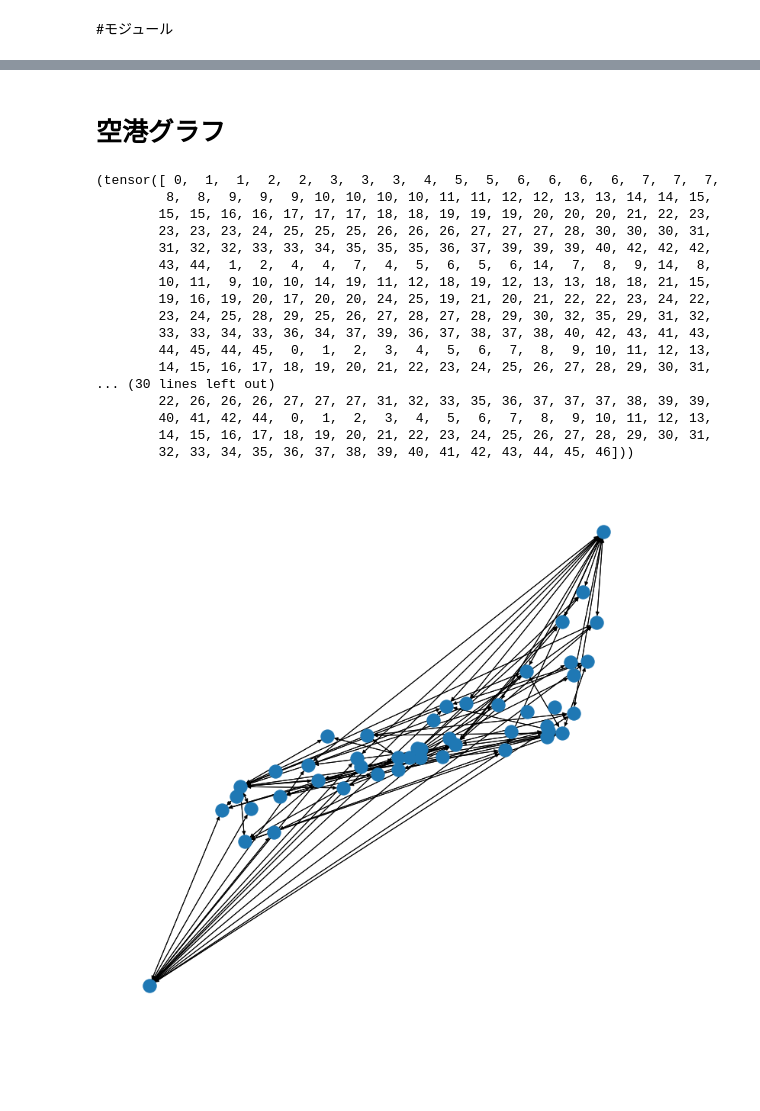
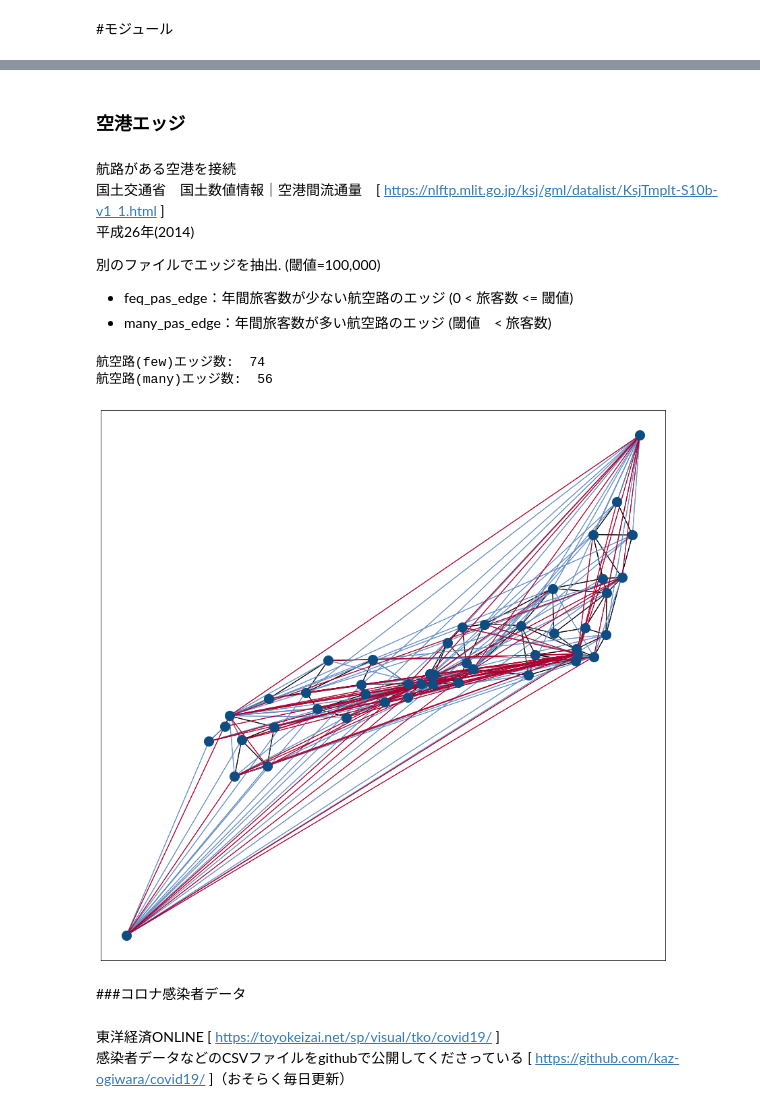
Before and after one commit to sirakik/japan_graph, a Jupyter notebook: japan_graph.ipynb, the cells around one changed output, grey strips where cells are left out. Saved outputs shown, nothing was run; the diff lists cells and outputs as text; code cells hidden in the pictures; blank space fills up the shorter version.

```diff
--- a/japan_graph.ipynb
+++ b/japan_graph.ipynb
@@ -74,8 +83,22 @@ https://nlftp.mlit.go.jp/ksj/index.html
 # %% [markdown]
-# 空港グラフ
+### 空港エッジ
+# %% [markdown]
+航路がある空港を接続
+国土交通省　国土数値情報｜空港間流通量　[ https://nlftp.mlit.go.jp/ksj/gml/datalist/KsjTmplt-S10b-v1_1.html ]
+平成26年(2014)
+
+別のファイルでエッジを抽出.  (閾値=100,000)
+- feq_pas_edge：年間旅客数が少ない航空路のエッジ (0 < 旅客数 <= 閾値)
+- many_pas_edge：年間旅客数が多い航空路のエッジ (閾値　< 旅客数)
 # %%
-# 0<旅客数<=100000 　を　few_pas_graph
-few_pas_graph = [(0, 1), (0, 2), (0, 4), (0, 6), (0, 7), (0, 14), (0, 15), (0, 16), (0, 19), (0, 21), (0, 32), (0, 33), (0, 46), (1, 22), (1, 26), (2, 22), (2, 26), (2, 39), (3, 11), (3, 16), (3, 33), (3, 46), (4, 22), (4, 26), (5, 26), (6, 26), (7, 27), (7, 30), (7, 46), (11, 14), (11, 16), (11, 30), (11, 33), (11, 36), (11, 37), (11, 43), (11, 45), (12, 22), (12, 29), (14, 22), (14, 39), (14, 46), (16, 39), (16, 46), (19, 39), (21, 39), (21, 45), (21, 46), (22, 37), (22, 38), (22, 41), (22, 43), (22, 44), (26, 27), (26, 31), (26, 43), (27, 30), (27, 41), (27, 45), (31, 39), (32, 46), (33, 46), (35, 39), (36, 46), (37, 39), (37, 45), (37, 46), (38, 39), (39, 42), (39, 45), (40, 41), (41, 46), (42, 46), (44, 46)]
-# 100000 <旅客数 を many_pas_graph
-many_pas_graph = [(0, 3), (0, 11), (0, 12), (0, 22), (0, 26), (0, 27), (0, 39), (1, 12), (3, 22), (3, 26), (3, 39), (4, 12), (5, 12), (11, 22), (11, 26), (11, 39), (11, 46), (12, 15), (12, 16), (12, 26), (12, 27), (12, 30), (12, 31), (12, 32), (12, 33), (12, 34), (12, 35), (12, 36), (12, 37), (12, 38), (12, 39), (12, 40), (12, 41), (12, 42), (12, 43), (12, 44), (12, 45), (12, 46), (14, 26), (22, 39), (22, 42), (22, 45), (22, 46), (26, 37), (26, 38), (26, 39), (26, 41), (26, 42), (26, 44), (26, 45), (26, 46), (27, 46), (39, 40), (39, 44), (39, 46), (45, 46)]
+# few_pas_graph
+few_pas_edge = [(0, 1), (0, 2), (0, 4), (0, 6), (0, 7), (0, 14), (0, 15), (0, 16), (0, 19), (0, 21), (0, 32), (0, 33), (0, 46), (1, 22), (1, 26), (2, 22), (2, 26), (2, 39), (3, 11), (3, 16), (3, 33), (3, 46), (4, 22), (4, 26), (5, 26), (6, 26), (7, 27), (7, 30), (7, 46), (11, 14), (11, 16), (11, 30), (11, 33), (11, 36), (11, 37), (11, 43), (11, 45), (12, 22), (12, 29), (14, 22), (14, 39), (14, 46), (16, 39), (16, 46), (19, 39), (21, 39), (21, 45), (21, 46), (22, 37), (22, 38), (22, 41), (22, 43), (22, 44), (26, 27), (26, 31), (26, 43), (27, 30), (27, 41), (27, 45), (31, 39), (32, 46), (33, 46), (35, 39), (36, 46), (37, 39), (37, 45), (37, 46), (38, 39), (39, 42), (39, 45), (40, 41), (41, 46), (42, 46), (44, 46)]
+print('航空路(few)エッジ数: ', len(few_pas_edge))
+
+# many_pas_edge
+many_pas_edge = [(0, 3), (0, 11), (0, 12), (0, 22), (0, 26), (0, 27), (0, 39), (1, 12), (3, 22), (3, 26), (3, 39), (4, 12), (5, 12), (11, 22), (11, 26), (11, 39), (11, 46), (12, 15), (12, 16), (12, 26), (12, 27), (12, 30), (12, 31), (12, 32), (12, 33), (12, 34), (12, 35), (12, 36), (12, 37), (12, 38), (12, 39), (12, 40), (12, 41), (12, 42), (12, 43), (12, 44), (12, 45), (12, 46), (14, 26), (22, 39), (22, 42), (22, 45), (22, 46), (26, 37), (26, 38), (26, 39), (26, 41), (26, 42), (26, 44), (26, 45), (26, 46), (27, 46), (39, 40), (39, 44), (39, 46), (45, 46)]
+print('航空路(many)エッジ数: ', len(many_pas_edge))
+# %% [output]
+航空路(few)エッジ数:  74
+航空路(many)エッジ数:  56
 # %%
@@ -109,25 +129,16 @@ air_many_pas_g.add_edges(dst, src)
-# %%
-few_edge_list = air_few_pas_g.edges()
-many_edge_list = air_many_pas_g.edges()
-
-nx.draw(air_few_pas_g.to_networkx(), pos=pos_)
-plt.show()
-# %% [output]
-(tensor([ 0,  1,  1,  2,  2,  3,  3,  3,  4,  5,  5,  6,  6,  6,  6,  7,  7,  7,
-         8,  8,  9,  9,  9, 10, 10, 10, 10, 11, 11, 12, 12, 13, 13, 14, 14, 15,
-        15, 15, 16, 16, 17, 17, 17, 18, 18, 19, 19, 19, 20, 20, 20, 21, 22, 23,
-        23, 23, 23, 24, 25, 25, 25, 26, 26, 26, 27, 27, 27, 28, 30, 30, 30, 31,
-        31, 32, 32, 33, 33, 34, 35, 35, 35, 36, 37, 39, 39, 39, 40, 42, 42, 42,
-        43, 44,  1,  2,  4,  4,  7,  4,  5,  6,  5,  6, 14,  7,  8,  9, 14,  8,
-        10, 11,  9, 10, 10, 14, 19, 11, 12, 18, 19, 12, 13, 13, 18, 18, 21, 15,
-        19, 16, 19, 20, 17, 20, 20, 24, 25, 19, 21, 20, 21, 22, 22, 23, 24, 22,
-        23, 24, 25, 28, 29, 25, 26, 27, 28, 27, 28, 29, 30, 32, 35, 29, 31, 32,
-        33, 33, 34, 33, 36, 34, 37, 39, 36, 37, 38, 37, 38, 40, 42, 43, 41, 43,
-        44, 45, 44, 45,  0,  1,  2,  3,  4,  5,  6,  7,  8,  9, 10, 11, 12, 13,
-        14, 15, 16, 17, 18, 19, 20, 21, 22, 23, 24, 25, 26, 27, 28, 29, 30, 31,
-... (30 lines left out)
-        22, 26, 26, 26, 27, 27, 27, 31, 32, 33, 35, 36, 37, 37, 37, 38, 39, 39,
-        40, 41, 42, 44,  0,  1,  2,  3,  4,  5,  6,  7,  8,  9, 10, 11, 12, 13,
-        14, 15, 16, 17, 18, 19, 20, 21, 22, 23, 24, 25, 26, 27, 28, 29, 30, 31,
-        32, 33, 34, 35, 36, 37, 38, 39, 40, 41, 42, 43, 44, 45, 46]))
-[figure, removed]
+# %%
+few_edge_list = few_pas_g.edges()
+many_edge_list = many_pas_g.edges()
+
+
+nx.draw_networkx(nx_japan_g, pos=pos_, arrows=False, node_size=200, with_labels=False, labels=todofuken, node_color='#0F4C81', edge_color='#000000')
+nx.draw_networkx_edges(few_pas_g.to_networkx(), pos=pos_, arrows=False, edge_color='#658DC6') # 青: few_pas_edge
+nx.draw_networkx_edges(many_pas_g.to_networkx(), pos=pos_, arrows=False, edge_color='#AD002D') # 赤: many_pas_edge
+plt.show()
+# %% [output]
+[figure, added]
+# %% [markdown]
+###コロナ感染者データ
+# %% [markdown]
+東洋経済ONLINE [ https://toyokeizai.net/sp/visual/tko/covid19/ ]
+感染者データなどのCSVファイルをgithubで公開してくださっている [ https://github.com/kaz-ogiwara/covid19/ ]（おそらく毎日更新）
```
Also changed, not shown: parts of 14 cells of this notebook.
